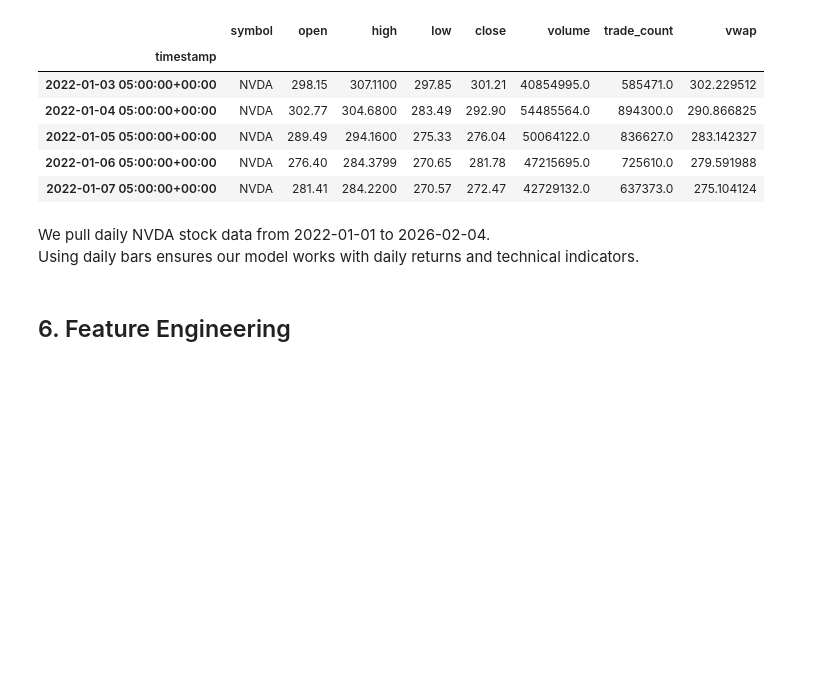
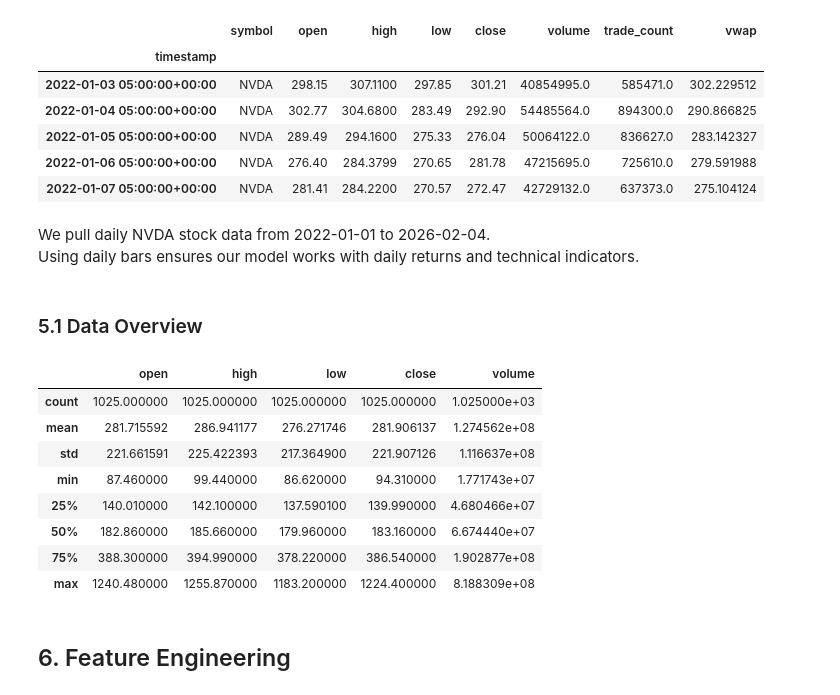
Before and after one commit to hoagson2309/nvda-price-prediction-ml, a Jupyter notebook: nvda-price-prediction-ml.ipynb, the cells around one changed output. Saved outputs shown, nothing was run; the diff lists cells and outputs as text; code cells hidden in the pictures; blank space fills up the shorter version.

```diff
--- a/nvda-price-prediction-ml.ipynb
+++ b/nvda-price-prediction-ml.ipynb
@@ -104,6 +104,20 @@ df.head()
 # %% [markdown]
 We pull daily NVDA stock data from 2022-01-01 to 2026-02-04.
 Using daily bars ensures our model works with daily returns and technical indicators.
+# %% [markdown]
+### 5.1 Data Overview
+# %%
+df[["open", "high", "low", "close", "volume"]].describe()
+# %% [output]
+|  | open | high | low | close | volume |
+| count | 1025.000000 | 1025.000000 | 1025.000000 | 1025.000000 | 1.025000e+03 |
+| mean | 281.715592 | 286.941177 | 276.271746 | 281.906137 | 1.274562e+08 |
+| std | 221.661591 | 225.422393 | 217.364900 | 221.907126 | 1.116637e+08 |
+| min | 87.460000 | 99.440000 | 86.620000 | 94.310000 | 1.771743e+07 |
+| 25% | 140.010000 | 142.100000 | 137.590100 | 139.990000 | 4.680466e+07 |
+| 50% | 182.860000 | 185.660000 | 179.960000 | 183.160000 | 6.674440e+07 |
+| 75% | 388.300000 | 394.990000 | 378.220000 | 386.540000 | 1.902877e+08 |
+| max | 1240.480000 | 1255.870000 | 1183.200000 | 1224.400000 | 8.188309e+08 |
 # %% [markdown]
 ## 6. Feature Engineering
 # %%
```
Also changed, not shown: parts of 15 cells of this notebook, 1 other file.
